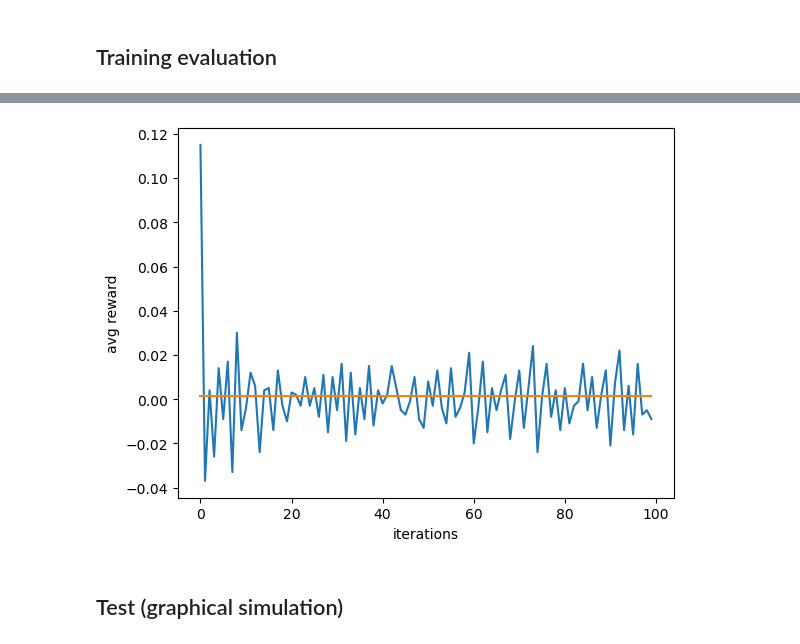
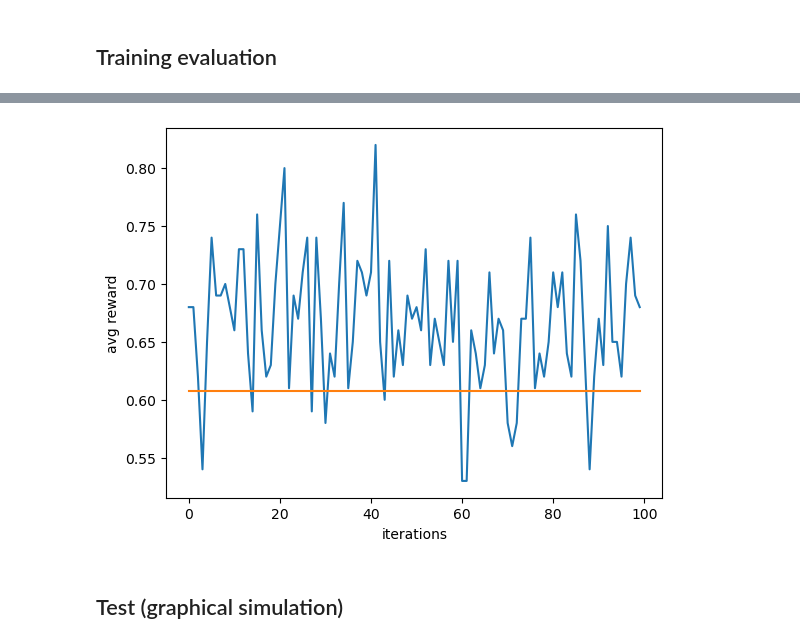
Before and after one commit to AlbertoSinigaglia/snake-reinforcement-learning, a Jupyter notebook: snake.ipynb, the cells around one changed output, grey strips where cells are left out. Drawn from its saved outputs; the diff is of its cells as text; code cells hidden in the pictures.

```diff
--- a/snake.ipynb
+++ b/snake.ipynb
@@ -20,5 +11,5 @@ def chunk(it, size):
 # %% [markdown]
 ## Environment definition
 # %%
-BOARD_SIZE = 5
+BOARD_SIZE=4
 # %%
@@ -501,2 +145,21 @@ KeyboardInterrupt:
 # %% [markdown]
  ### Random policy reward
+# %%
+env_ = NumpyProcessEnvironment(100, BOARD_SIZE)
+model_rewards = []
+
+for _ in trange(1000):
+    state = env_.to_state()
+    original_probs = agent(
+        state
+    )
+    probs = re_normalize_possible_actions(
+        state,
+        original_probs
+    )
+    #sample actions
+    actions =  tf.random.categorical(tf.math.log(probs), 1, dtype=tf.int32)
+
+    # MDP update
+    rewards = env_.move(actions)
+    model_rewards.append(tf.reduce_mean(rewards))
@@ -503,9 +197,9 @@ KeyboardInterrupt:
 # %%
-random_env_ = ProcessEnvironment(100, BOARD_SIZE)
+random_env_ = ThreadEnvironment(100, BOARD_SIZE)
 random_rewards = []
 
 for _ in trange(1000):
-    state = K.utils.to_categorical(random_env_.boards)
+    state = random_env_.to_state()
     probs = re_normalize_possible_actions(
         state,
         tf.repeat([[.25]*4],100, axis=0)
@@ -526,12 +289,12 @@ plt.plot(ae_losses)
 # %%
 %matplotlib inline
-plt.plot(np.array(avg_rewards).reshape((-1, 10)).mean(axis=-1))
-n = np.array(avg_rewards).reshape((-1, 10)).mean(axis=-1).shape[0]
+plt.plot(np.array(model_rewards).reshape((-1, 10)).mean(axis=-1))
+n = np.array(model_rewards).reshape((-1, 10)).mean(axis=-1).shape[0]
 plt.plot(np.arange(0, n), np.repeat(np.mean(random_rewards), n))
 _ = plt.xlabel("iterations")
 _ = plt.ylabel("avg reward")
 # %% [output]
-[figure, old version]
+[figure, new version]
 # %% [markdown]
 ## Test (graphical simulation)
 # %%
```
Also changed, not shown: parts of 24 cells of this notebook, 2 other files.
